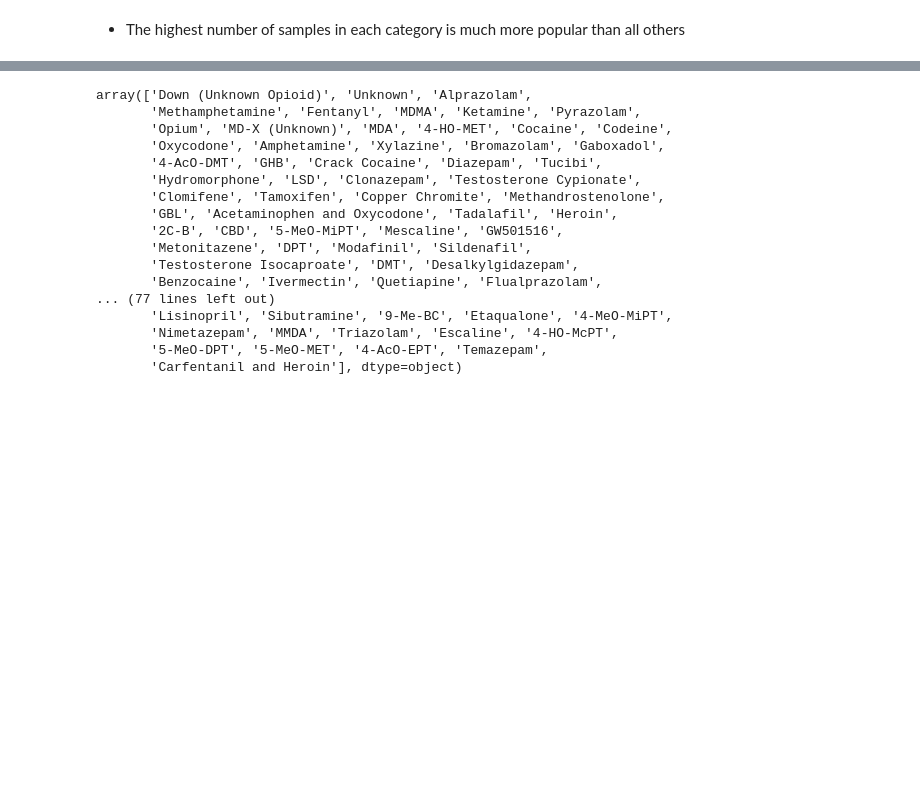
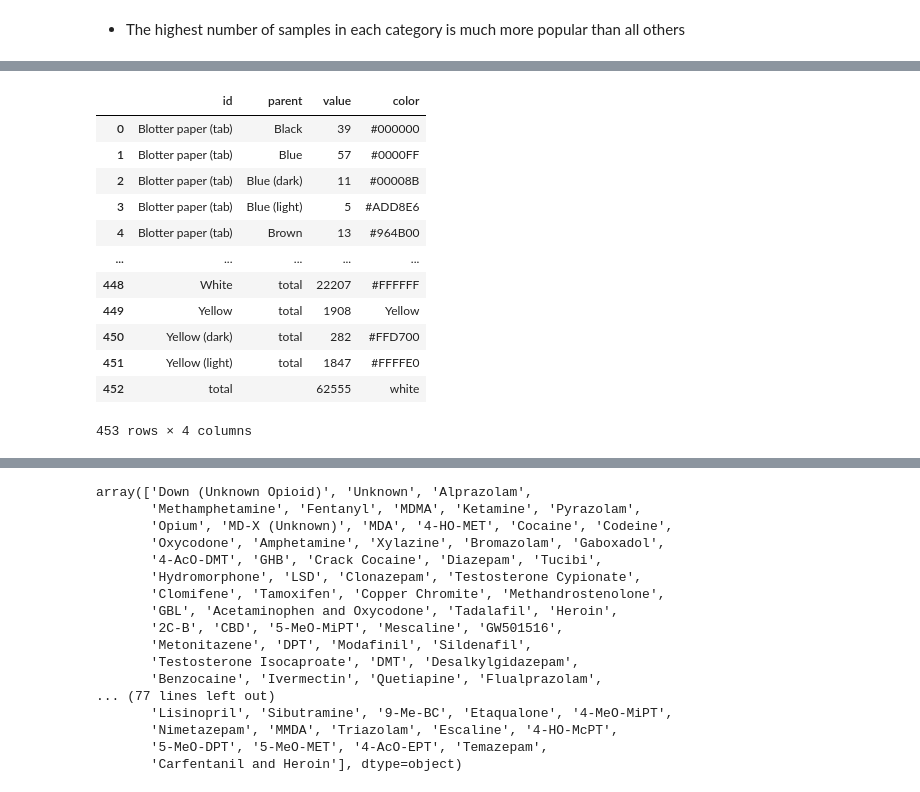
Before and after one commit to Graham-Broughton/drug-testing-project, a Jupyter notebook: notebooks/3.EDA_features_GB.ipynb, the cells around one changed output, grey strips where cells are left out. Drawn from its saved outputs; the diff is of its cells as text; code cells hidden in the pictures; blank space fills up the shorter version.

```diff
--- a/notebooks/3.EDA_features_GB.ipynb
+++ b/notebooks/3.EDA_features_GB.ipynb
@@ -231,0 +285,47 @@ Sunburst({
+# %%
+def build_hierarchical_dataframe(df, levels, value_column, color_column=None):
+    """
+    Build a hierarchy of levels for Sunburst or Treemap charts.
+
+    Levels are given starting from the bottom to the top of the hierarchy,
+    ie the last level corresponds to the root.
+    """
+    df_all_trees = pd.DataFrame(columns=['id', 'parent', 'value', 'color'])
+    for i, level in enumerate(levels):
+        df_tree = pd.DataFrame(columns=['id', 'parent', 'value', 'color'])
+        dfg = df.groupby(levels[i:]+color_column).sum()
+        dfg = dfg.reset_index()
+        df_tree['id'] = dfg[level].copy()
+        if i < len(levels) - 1:
+            df_tree['parent'] = dfg[levels[i+1]].copy()
+        else:
+            df_tree['parent'] = 'total'
+        df_tree['value'] = dfg[value_column]
+        df_tree['color'] = dfg[color_column]
+        df_all_trees = df_all_trees.append(df_tree, ignore_index=True)
+    total = pd.Series(dict(id='total', parent='',
+                              value=df[value_column].sum(),
+                              color='white'))
+    df_all_trees = df_all_trees.append(total, ignore_index=True)
+    return df_all_trees
+# %%
+levels = ['texture', 'colour']
+copy = df.copy()
+copy['value'] = 1
+colour_columns = ['colour2']
+# %%
+build_hierarchical_dataframe(copy, levels, 'value', colour_columns)
+# %% [output]
+|  | id | parent | value | color |
+| 0 | Blotter paper (tab) | Black | 39 | #000000 |
+| 1 | Blotter paper (tab) | Blue | 57 | #0000FF |
+| 2 | Blotter paper (tab) | Blue (dark) | 11 | #00008B |
+| 3 | Blotter paper (tab) | Blue (light) | 5 | #ADD8E6 |
+| 4 | Blotter paper (tab) | Brown | 13 | #964B00 |
+| ... | ... | ... | ... | ... |
+| 448 | White | total | 22207 | #FFFFFF |
+| 449 | Yellow | total | 1908 | Yellow |
+| 450 | Yellow (dark) | total | 282 | #FFD700 |
+| 451 | Yellow (light) | total | 1847 | #FFFFE0 |
+| 452 | total |  | 62555 | white |
+453 rows × 4 columns
```
Also changed, not shown: parts of 17 cells of this notebook, 7 other files.
